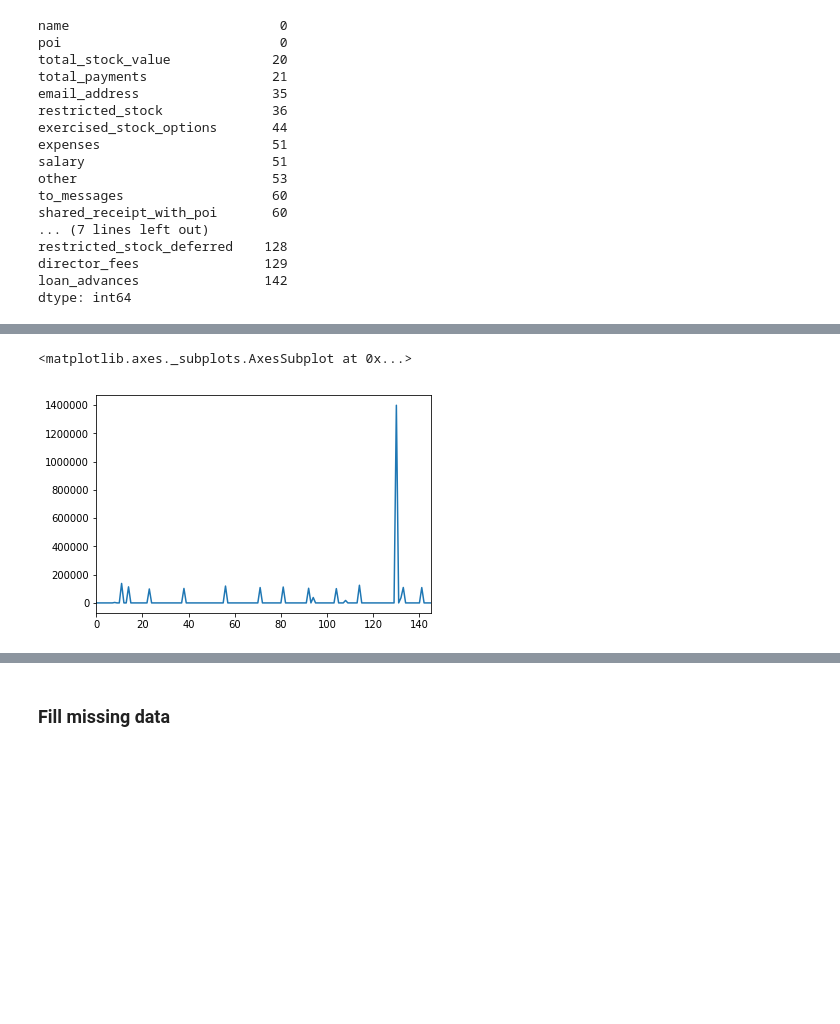
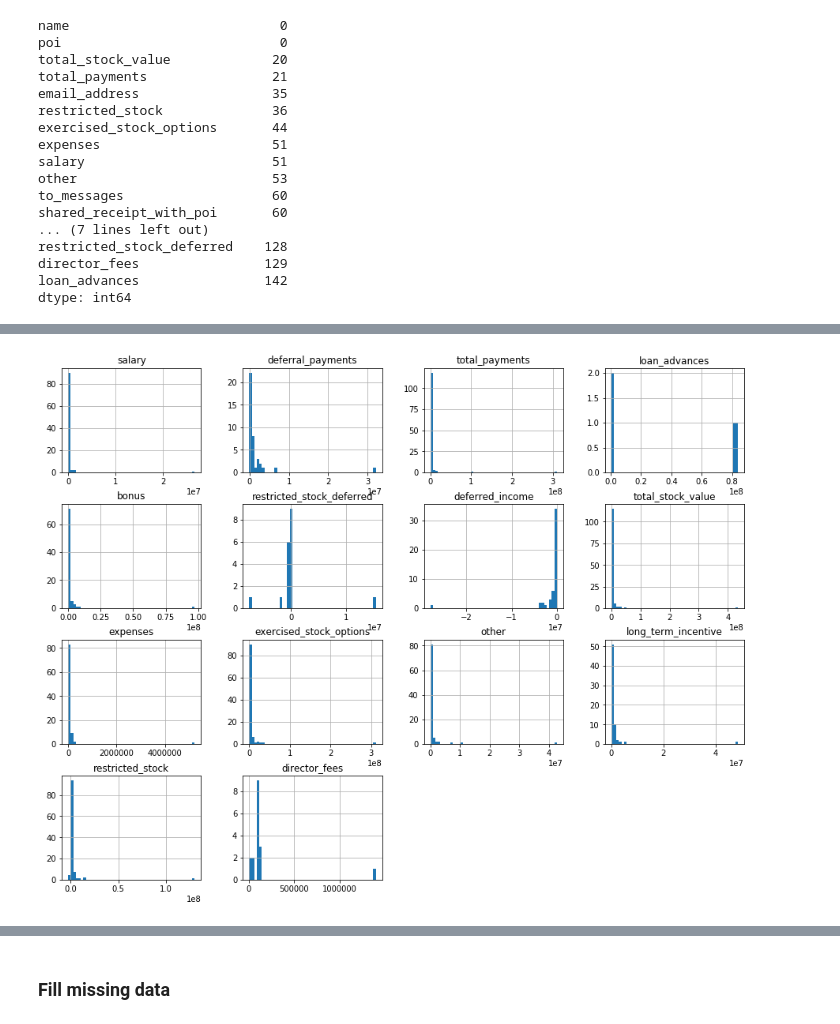
Before and after one commit to RunningLeon/ud120-projects, a Jupyter notebook: final_project/data_prep.ipynb, the cells around one changed output, grey strips where cells are left out. Saved outputs shown, nothing was run; the diff lists cells and outputs as text; code cells hidden in the pictures; blank space fills up the shorter version.

```diff
--- a/final_project/data_prep.ipynb
+++ b/final_project/data_prep.ipynb
@@ -101,5 +105,18 @@ data.boxplot(column=['loan_advances', 'director_fees', 'restricted_stock_deferre
-# %%
-data.director_fees.plot()
-# %% [output]
-<matplotlib.axes._subplots.AxesSubplot at 0x...>
-[figure, removed]
+# %%
+### plot hist of a group of features
+def plot_hist(features, title='Finantial features'):
+    N = np.int(np.ceil(np.sqrt(len(features))))
+    fig, big_axes = plt.subplots(figsize=(20.0, 15.0) , nrows=2, ncols=1, sharey=True)
+    for row, big_ax in enumerate(big_axes, start=1):
+        # Turn off axis lines and ticks of the big subplot
+        # obs alpha is 0 in RGBA string!
+        big_ax.tick_params(labelcolor=(0,0,0,0), top='off', bottom='off', left='off', right='off')
+        # removes the white frame
+        big_ax._frameon = False
+    for i, feat in enumerate(features):
+        ax = fig.add_subplot(N, N, i+1)
+        plt.subplots_adjust(left=0.2, bottom=0.2, right=0.8, top=0.8)
+        data.hist(ax=ax, column=feat, bins=50)
+plot_hist(financial_features)
+# %% [output]
+[figure, added]
```
Also changed, not shown: parts of 4 cells of this notebook.
